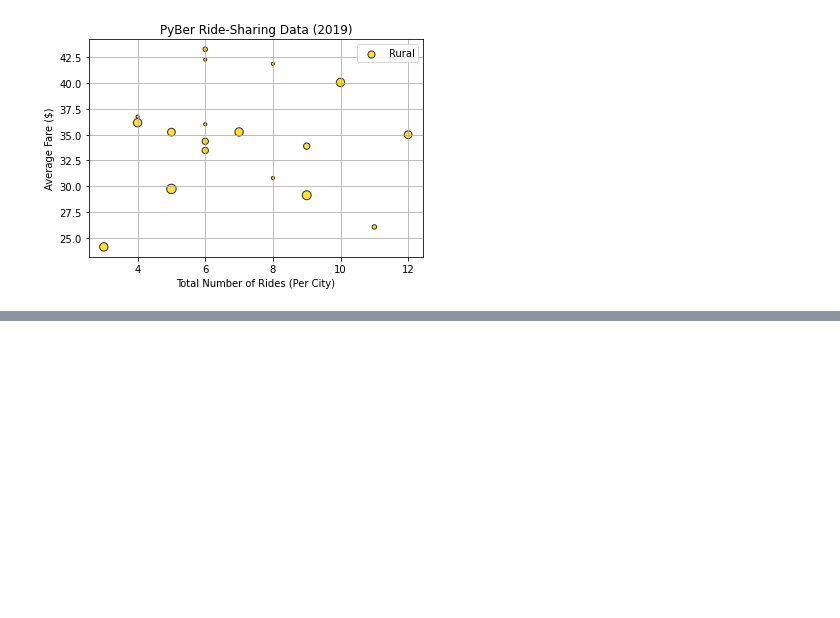
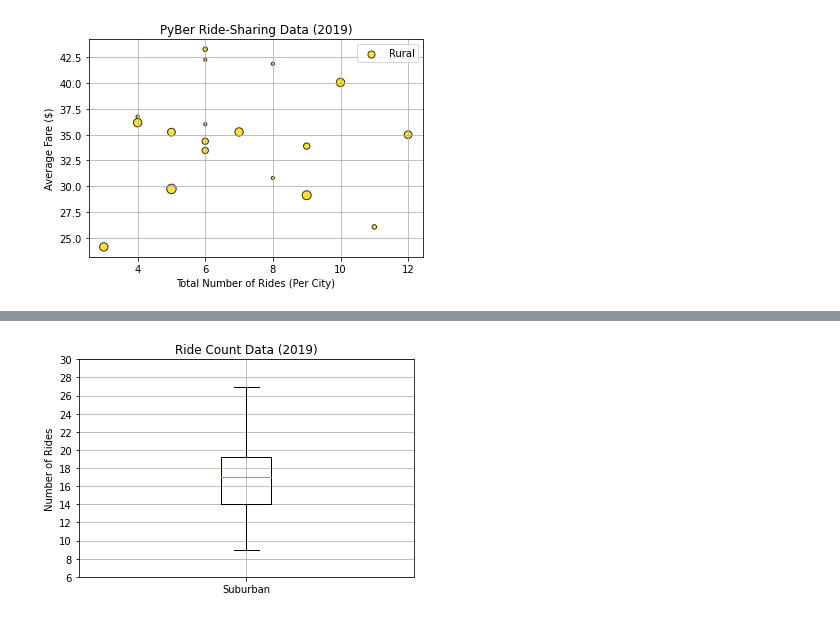
Before and after one commit to Uzbekcoder995/Py_Bear-Analysis, a Jupyter notebook: PyBer.ipynb, the cells around one changed output, grey strips where cells are left out. Cells and saved outputs as stored; diff of their text form; code cells hidden in the pictures; blank space fills up the shorter version.

```diff
--- a/PyBer.ipynb
+++ b/PyBer.ipynb
@@ -282,0 +536,14 @@ plt.show()
+# %%
+# Create a box-whisker plot for the urban cities ride count.
+x_labels = ['Suburban']
+fig, ax =plt.subplots()
+ax.boxplot(suburban_ride_count, labels=x_labels)
+
+# Add the title y_axis label and grid.
+ax.set_title('Ride Count Data (2019)')
+ax.set_ylabel('Number of Rides')
+ax.set_yticks(np.arange(6, 32, step=2.0))
+ax.grid()
+plt.show()
+# %% [output]
+[figure, added]
```
Also changed, not shown: parts of 32 cells of this notebook, 3 other files.
